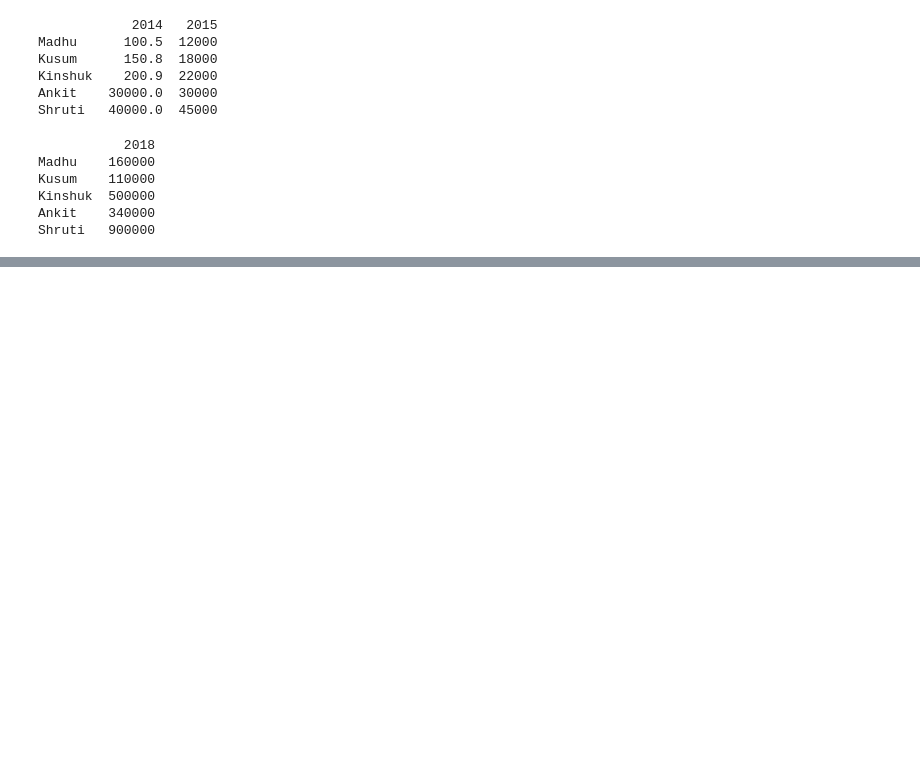
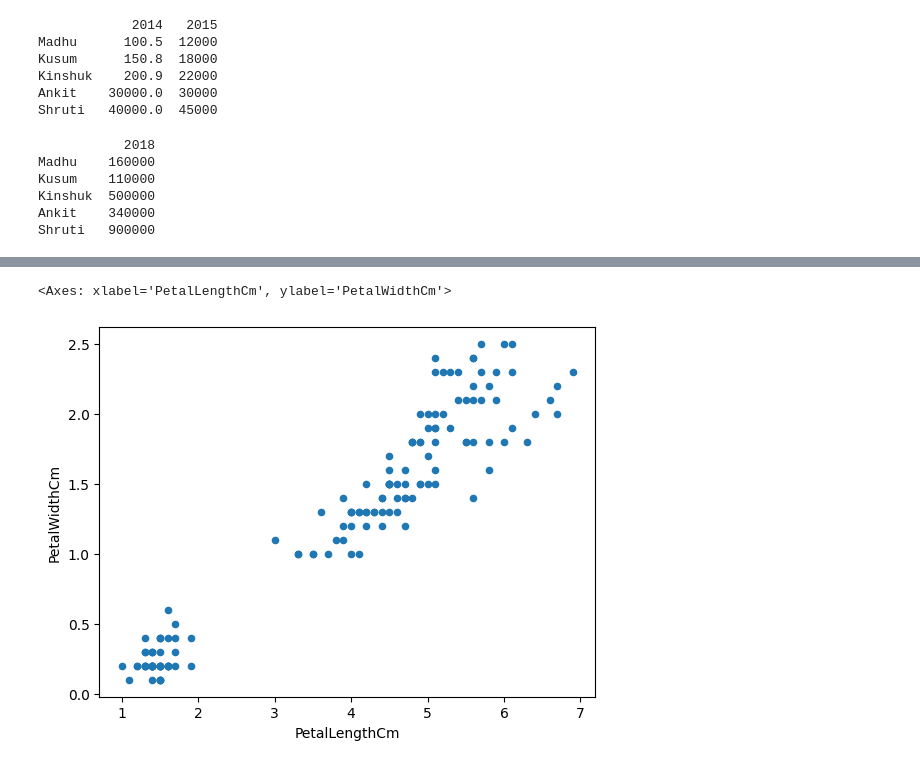
Before and after one commit to NikhilGeorge01/ML-Prac, a Jupyter notebook: ML_Practice.ipynb, the cells around one changed output, grey strips where cells are left out. Drawn from its saved outputs; the diff is of its cells as text; code cells hidden in the pictures; blank space fills up the shorter version.

```diff
--- a/ML_Practice.ipynb
+++ b/ML_Practice.ipynb
@@ -90,0 +325,5 @@ ok
+# %%
+irisData.plot(kind='scatter', x='PetalLengthCm', y='PetalWidthCm')
+# %% [output]
+<Axes: xlabel='PetalLengthCm', ylabel='PetalWidthCm'>
+[figure, added]
```
Also changed, not shown: parts of 46 cells of this notebook.
